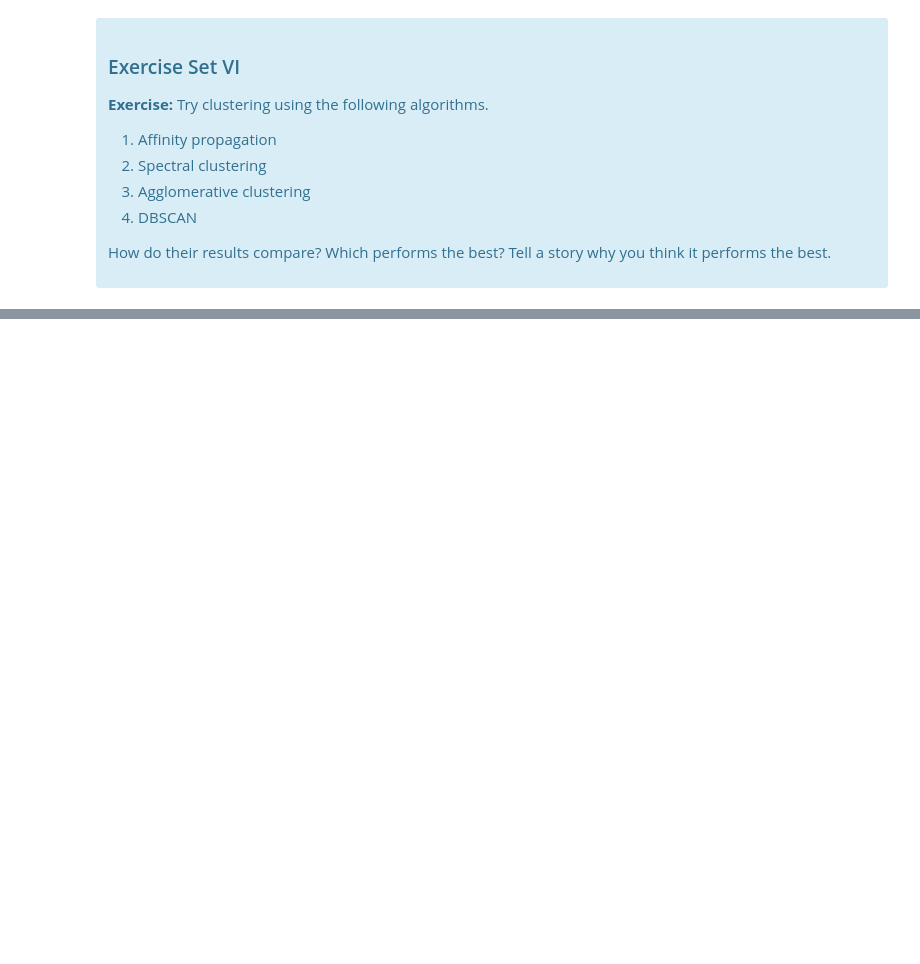
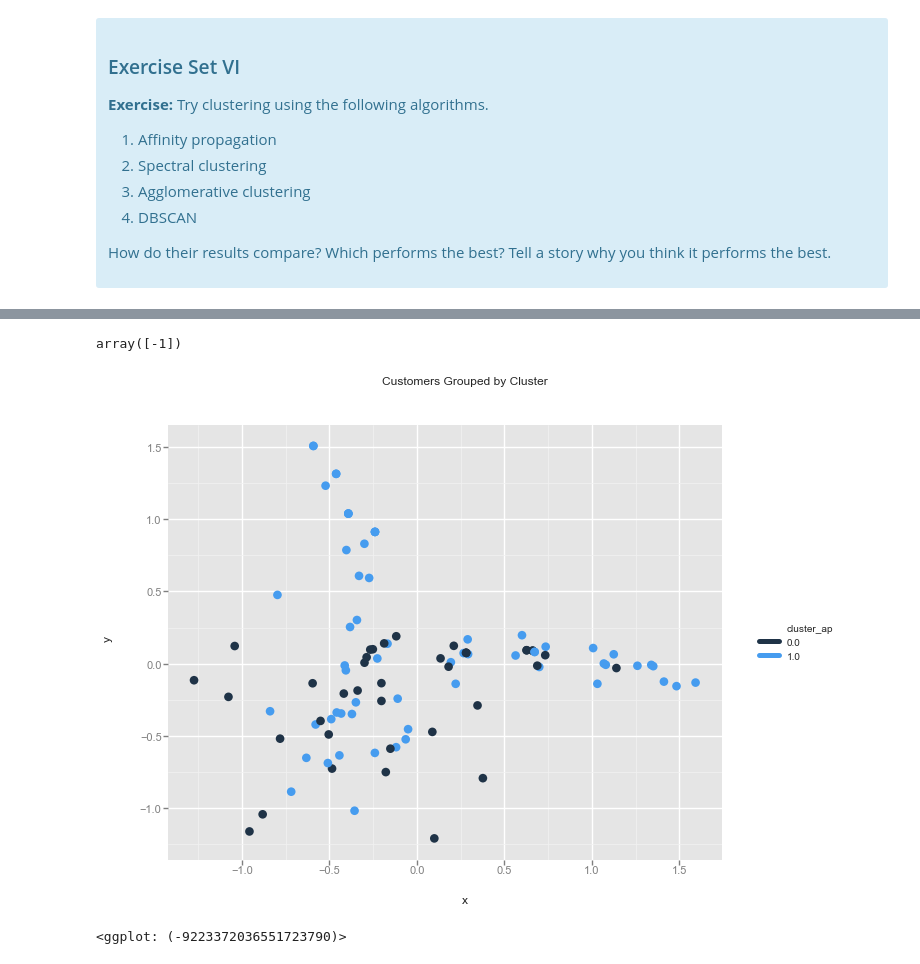
Before and after one commit to tanaysd/Data-Science-Springboard, a Jupyter notebook: 11_5_3_Customer_Segmentation_Clustering.ipynb, the cells around one changed output, grey strips where cells are left out. Cells and saved outputs as stored; diff of their text form; code cells hidden in the pictures; blank space fills up the shorter version.

```diff
--- a/11_5_3_Customer_Segmentation_Clustering.ipynb
+++ b/11_5_3_Customer_Segmentation_Clustering.ipynb
@@ -585,0 +552,15 @@ Source: http://scikit-learn.org/stable/modules/clustering.html
+# %%
+response_matrix['cluster_dbscane'] = dbscan.fit_predict(X)
+# %%
+response_matrix['cluster_dbscane'].unique()
+# %% [output]
+array([-1])
+# %%
+response_matrix['cluster_ap'] = affinity_propagation.fit_predict(X)
+# %%
+ggplot(response_matrix, aes(x='x', y='y', color='cluster_ap')) + \
+    geom_point(size=75) + \
+    ggtitle("Customers Grouped by Cluster")
+# %% [output]
+[figure, added]
+<ggplot: (-9223372036551723790)>
```
Also changed, not shown: parts of 22 cells of this notebook.
